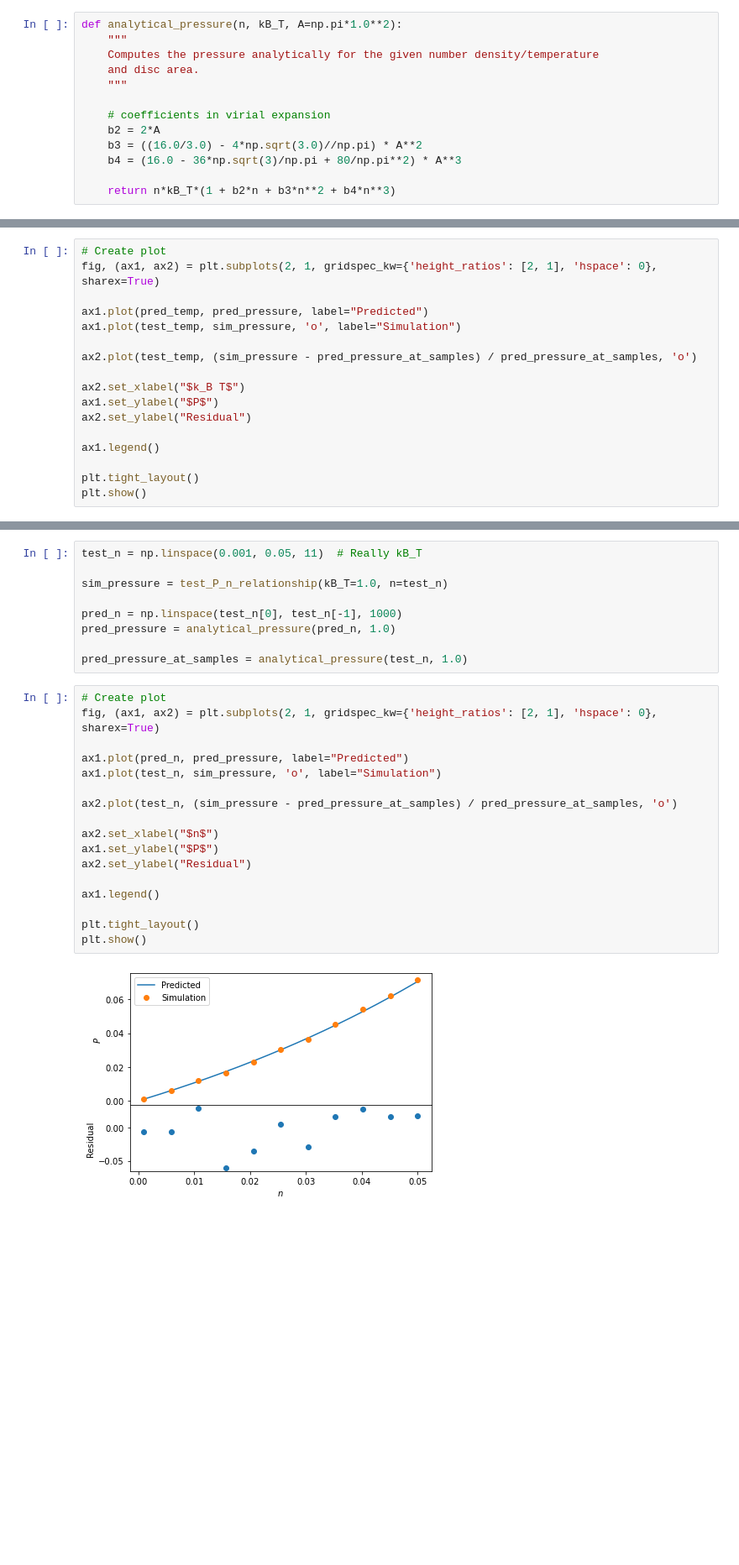
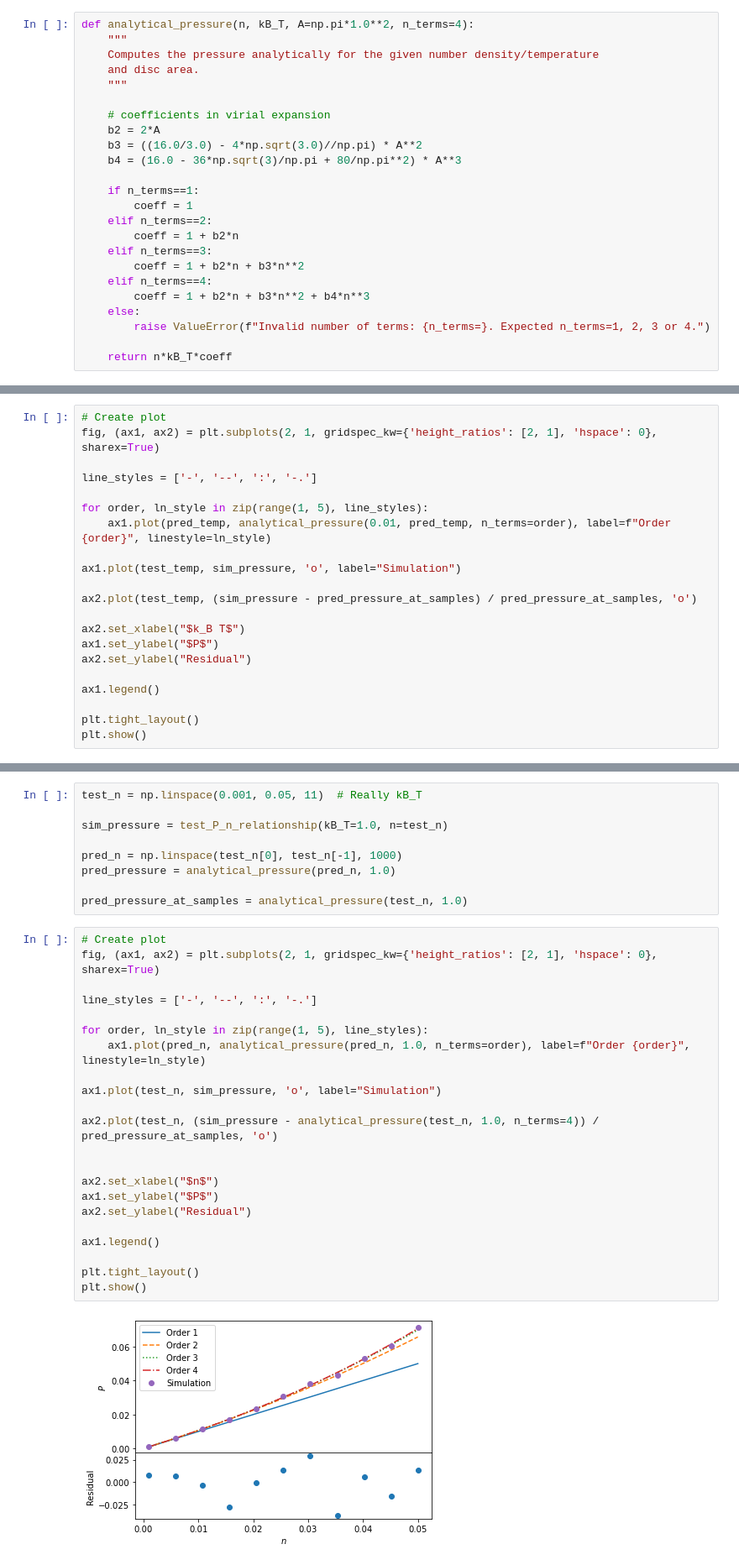
Before and after one commit to tms-ninja/billiards, a Jupyter notebook: examples/equation-of-state.ipynb, the cells around one changed output, grey strips where cells are left out. Shown at 84% size. Cells and saved outputs as stored; diff of their text form; blank space fills up the shorter version.

Commit message:
Add different orders to graphs in EOS notebook
- Show predictions of different orders of virial approximation to pressure-temperature & pressure-number density

```diff
--- a/examples/equation-of-state.ipynb
+++ b/examples/equation-of-state.ipynb
@@ -26,7 +26,7 @@ import numpy as np
 import matplotlib.pyplot as plt
 import billiards as bl
 # %%
-def analytical_pressure(n, kB_T, A=np.pi*1.0**2):
+def analytical_pressure(n, kB_T, A=np.pi*1.0**2, n_terms=4):
     """
     Computes the pressure analytically for the given number density/temperature
     and disc area.
@@ -37,7 +37,18 @@ def analytical_pressure(n, kB_T, A=np.pi*1.0**2):
     b3 = ((16.0/3.0) - 4*np.sqrt(3.0)//np.pi) * A**2
     b4 = (16.0 - 36*np.sqrt(3)/np.pi + 80/np.pi**2) * A**3
 
-    return n*kB_T*(1 + b2*n + b3*n**2 + b4*n**3)
+    if n_terms==1:
+        coeff = 1
+    elif n_terms==2:
+        coeff = 1 + b2*n
+    elif n_terms==3:
+        coeff = 1 + b2*n + b3*n**2
+    elif n_terms==4:
+        coeff = 1 + b2*n + b3*n**2 + b4*n**3
+    else:
+        raise ValueError(f"Invalid number of terms: {n_terms=}. Expected n_terms=1, 2, 3 or 4.")
+
+    return n*kB_T*coeff
 # %%
 def compute_sim_pressure(sim, bottom_left, top_right):
     """Computes the pressure using the simulation provided"""
@@ -105,7 +118,11 @@ pred_pressure_at_samples = analytical_pressure(0.01, test_temp)
 # Create plot
 fig, (ax1, ax2) = plt.subplots(2, 1, gridspec_kw={'height_ratios': [2, 1], 'hspace': 0}, sharex=True)
 
-ax1.plot(pred_temp, pred_pressure, label="Predicted")
+line_styles = ['-', '--', ':', '-.']
+
+for order, ln_style in zip(range(1, 5), line_styles):
+    ax1.plot(pred_temp, analytical_pressure(0.01, pred_temp, n_terms=order), label=f"Order {order}", linestyle=ln_style)
+
 ax1.plot(test_temp, sim_pressure, 'o', label="Simulation")
 
 ax2.plot(test_temp, (sim_pressure - pred_pressure_at_samples) / pred_pressure_at_samples, 'o')
@@ -142,19 +159,24 @@ pred_pressure_at_samples = analytical_pressure(test_n, 1.0)
 # %%
 # Create plot
 fig, (ax1, ax2) = plt.subplots(2, 1, gridspec_kw={'height_ratios': [2, 1], 'hspace': 0}, sharex=True)
 
-ax1.plot(pred_n, pred_pressure, label="Predicted")
+line_styles = ['-', '--', ':', '-.']
+
+for order, ln_style in zip(range(1, 5), line_styles):
+    ax1.plot(pred_n, analytical_pressure(pred_n, 1.0, n_terms=order), label=f"Order {order}", linestyle=ln_style)
+
 ax1.plot(test_n, sim_pressure, 'o', label="Simulation")
 
-ax2.plot(test_n, (sim_pressure - pred_pressure_at_samples) / pred_pressure_at_samples, 'o')
+ax2.plot(test_n, (sim_pressure - analytical_pressure(test_n, 1.0, n_terms=4)) / pred_pressure_at_samples, 'o')
+
 
 ax2.set_xlabel("$n$")
 ax1.set_ylabel("$P$")
 ax2.set_ylabel("Residual")
 
 ax1.legend()
 
 plt.tight_layout()
 plt.show()
 # %% [output]
-[figure, old version]
+[figure, new version]
```
Also changed, not shown: parts of 2 cells of this notebook.
